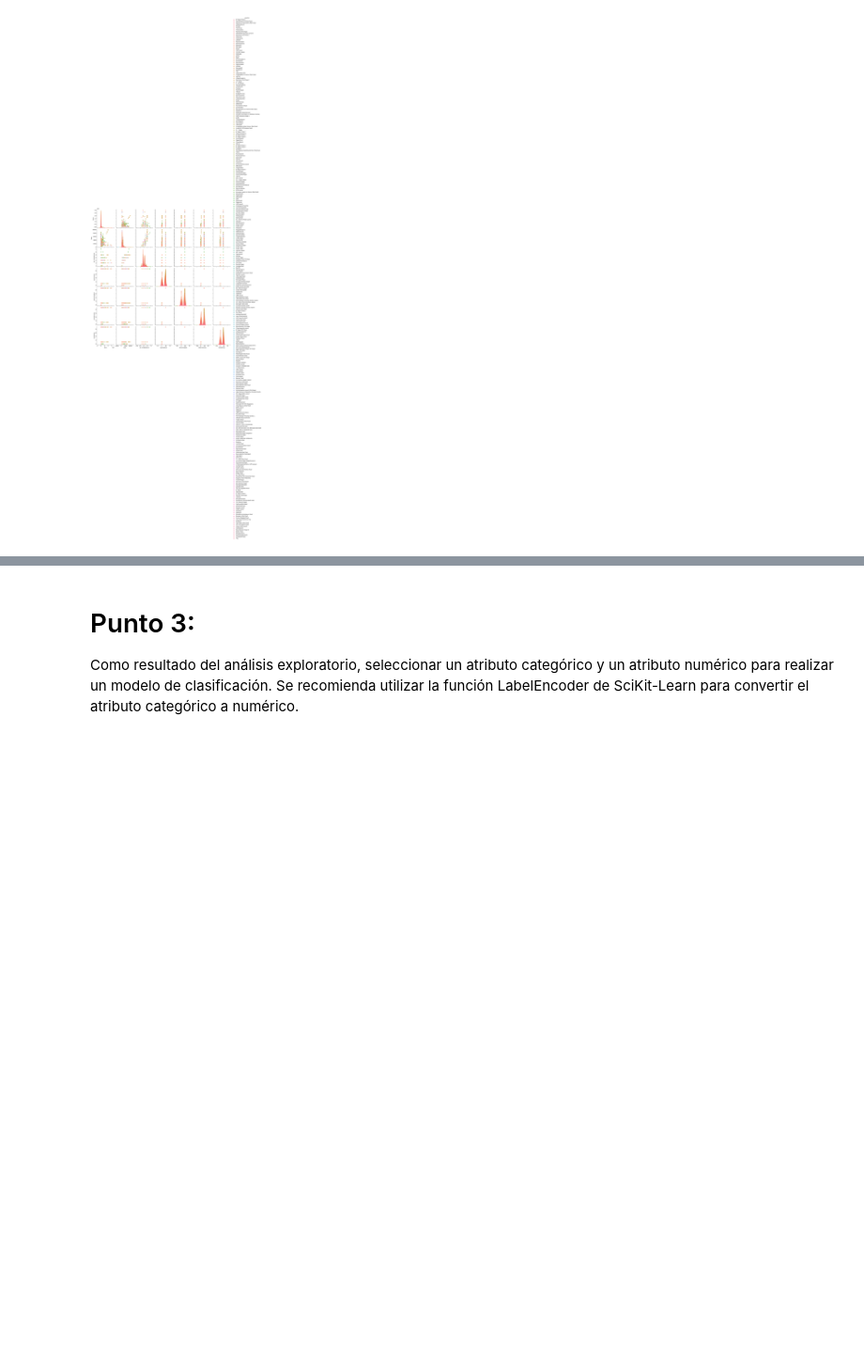
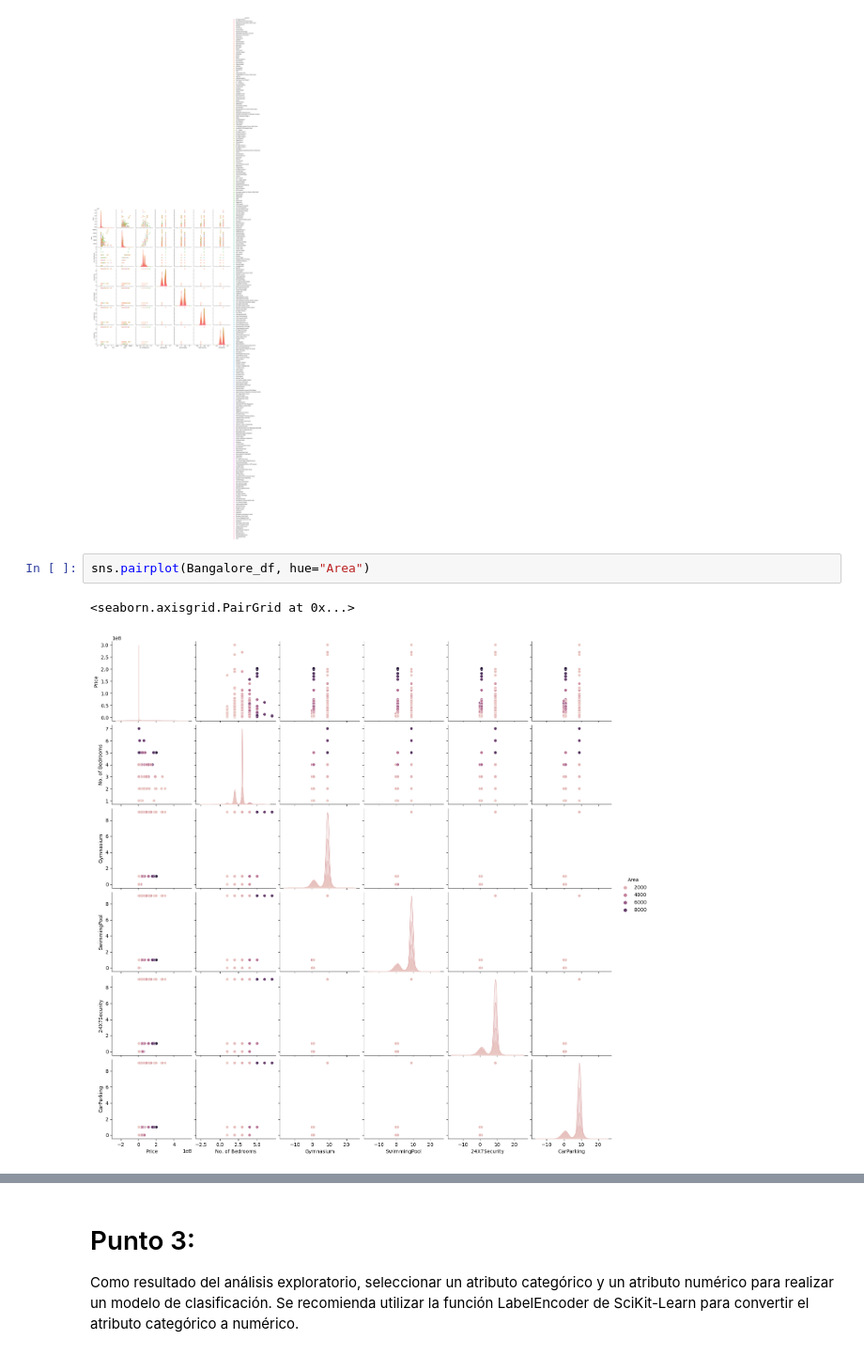
Before and after one commit to Fedezafran1/TP-Chona, a Jupyter notebook: Trabajo_Práctico_1_Modelos_Predictivos_en_SciKit_Learn.ipynb, the cells around one changed output, grey strips where cells are left out. Shown at 94% size. Saved outputs shown, nothing was run; the diff lists cells and outputs as text; blank space fills up the shorter version.

```diff
--- a/Trabajo_Práctico_1_Modelos_Predictivos_en_SciKit_Learn.ipynb
+++ b/Trabajo_Práctico_1_Modelos_Predictivos_en_SciKit_Learn.ipynb
@@ -62,3 +80,8 @@ sns.pairplot(Bangalore_df, hue="Location")
 # %% [output]
 <seaborn.axisgrid.PairGrid at 0x...>
 [figure]
+# %%
+sns.pairplot(Bangalore_df, hue="Area")
+# %% [output]
+<seaborn.axisgrid.PairGrid at 0x...>
+[figure, added]
```
Also changed, not shown: parts of 2 cells of this notebook.
